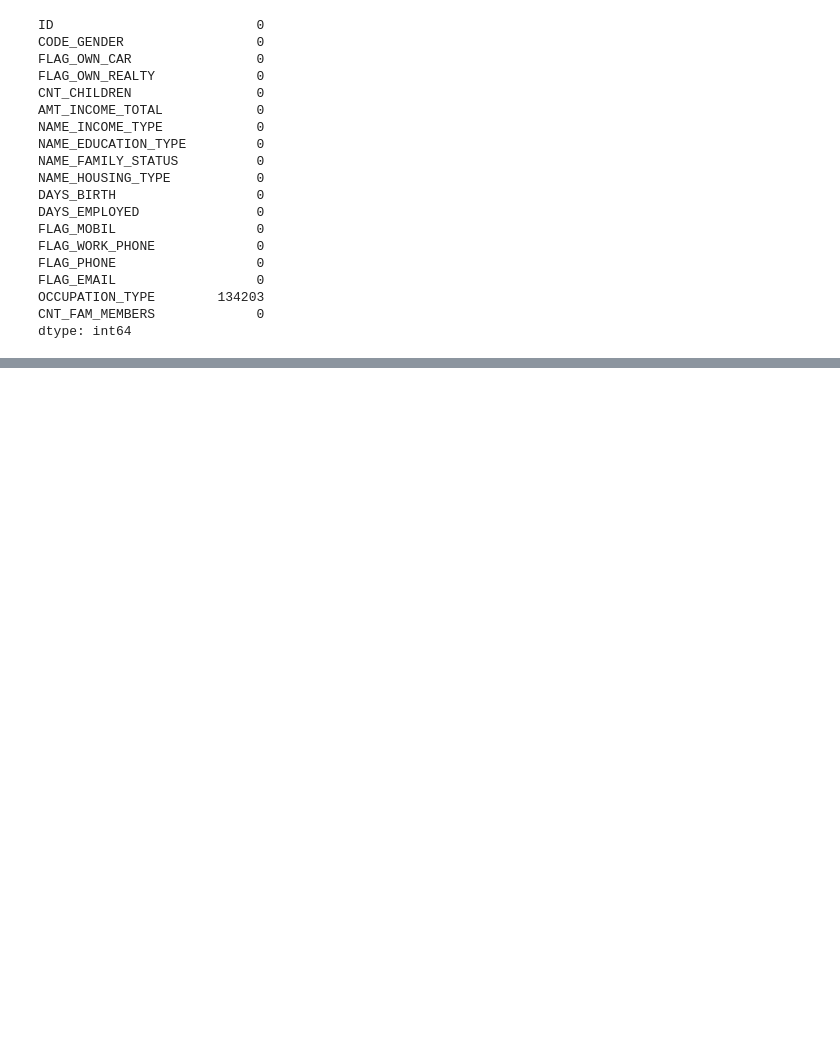
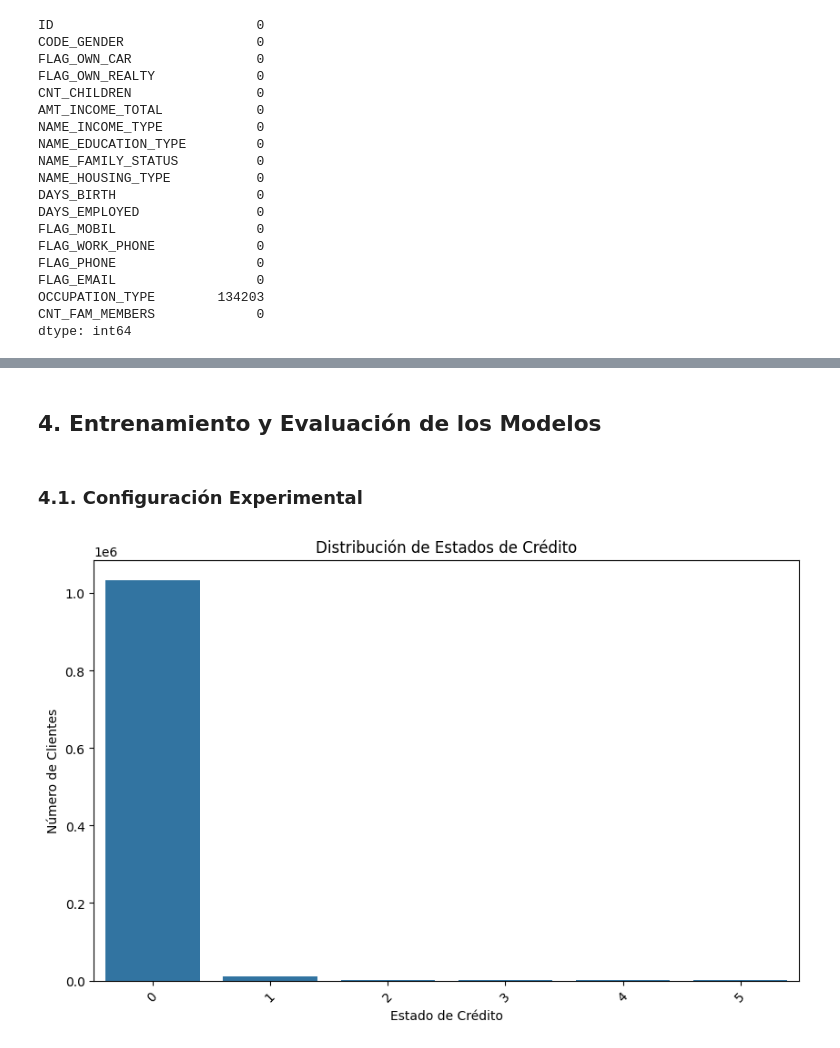
Before and after one commit to ValentinaCadena/CreditApprovalML, a Jupyter notebook: main.ipynb, the cells around one changed output, grey strips where cells are left out. Drawn from its saved outputs; the diff is of its cells as text; code cells hidden in the pictures; blank space fills up the shorter version.

```diff
--- a/main.ipynb
+++ b/main.ipynb
@@ -209,0 +435,15 @@ dtype: int64
+# %% [markdown]
+## 4. Entrenamiento y Evaluación de los Modelos
+# %% [markdown]
+### 4.1. Configuración Experimental
+# %%
+# Gráfico de la fuente de la variable objetivo
+plt.figure(figsize=(10, 6))
+sns.countplot(x='STATUS', data=credit_record_df)
+plt.title('Distribución de Estados de Crédito')
+plt.xlabel('Estado de Crédito')
+plt.ylabel('Número de Clientes')
+plt.xticks(rotation=45)
+plt.show()
+# %% [output]
+[figure, added]
```
Also changed, not shown: parts of 65 cells of this notebook.
